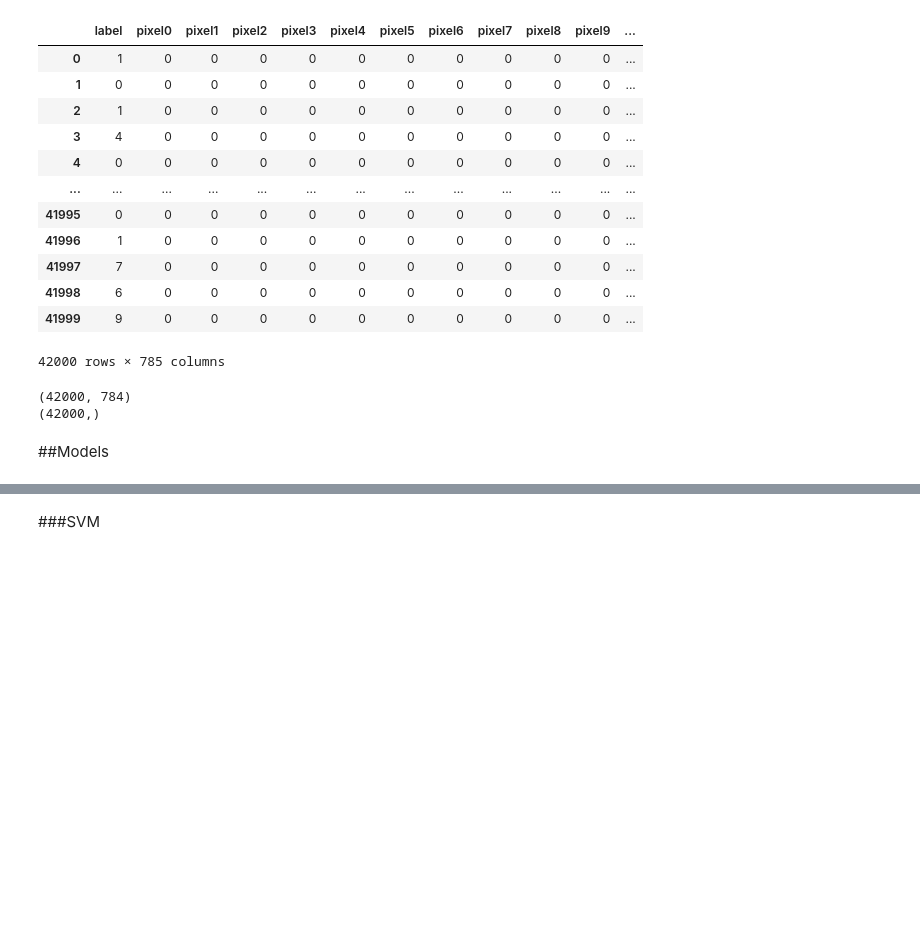
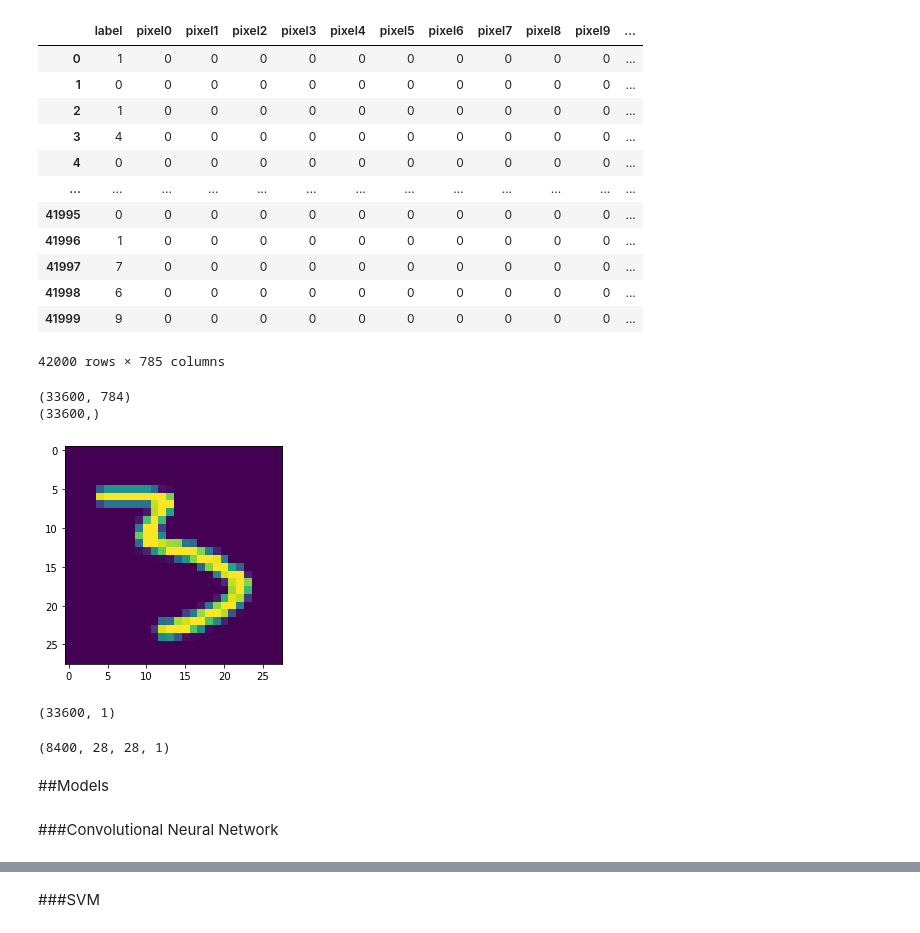
Before and after one commit to ShubhamSaini01/Kaggle, a Jupyter notebook: DigitRecognizer.ipynb, the cells around one changed output, grey strips where cells are left out. Cells and saved outputs as stored; diff of their text form; code cells hidden in the pictures; blank space fills up the shorter version.

```diff
--- a/DigitRecognizer.ipynb
+++ b/DigitRecognizer.ipynb
@@ -49,11 +53,19 @@ display(dataset)
 | 41999 | 9 | 0 | 0 | 0 | 0 | 0 | 0 | 0 | 0 | 0 | 0 | ... |
 42000 rows × 785 columns
 # %%
-X_train = dataset.iloc[:,1:].values
-y_train = dataset.iloc[:,0].values
+X = dataset.iloc[:,1:].values
+y = dataset.iloc[:,0].values
+# %%
+from sklearn.model_selection import train_test_split
+X_train, X_test, y_train, y_test = train_test_split(X, y, test_size = 0.2)
+# %%
+X_train = X_train/255.0
+X_test = X_test/255.0
 # %%
 print(X_train.shape)
 print(y_train.shape)
 # %% [output]
-(42000, 784)
-(42000,)
+(33600, 784)
+(33600,)
+# %%
+X_train = np.reshape(X_train, (33600,28,28,1))
@@ -59,0 +74,14 @@ print(y_train.shape)
+# %%
+plt.imshow(X_train[23], interpolation='nearest')
+plt.show()
+# %% [output]
+[figure, added]
+# %%
+y_train.shape
+# %% [output]
+(33600, 1)
+# %%
+X_test = np.reshape(X_test, (-1,28,28,1))
+X_test.shape
+# %% [output]
+(8400, 28, 28, 1)
@@ -60,2 +90,4 @@ print(y_train.shape)
 # %% [markdown]
 ##Models
+# %% [markdown]
+###Convolutional Neural Network
```
Also changed, not shown: parts of 14 cells of this notebook.
